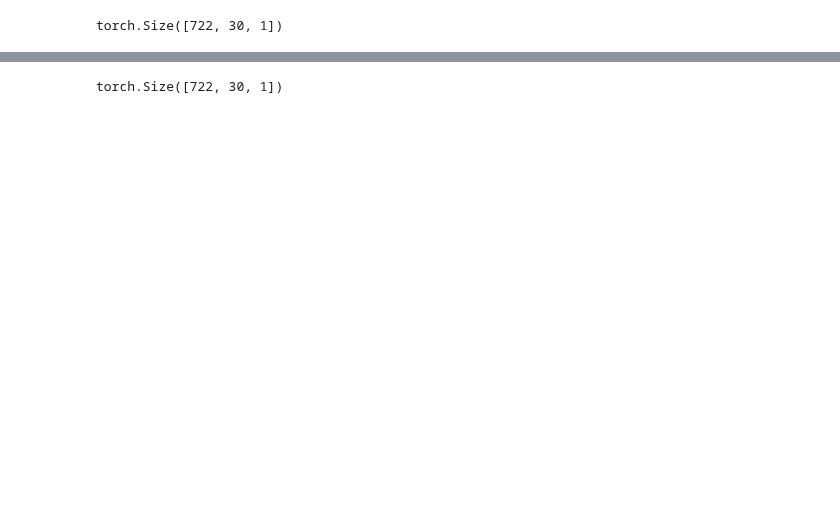
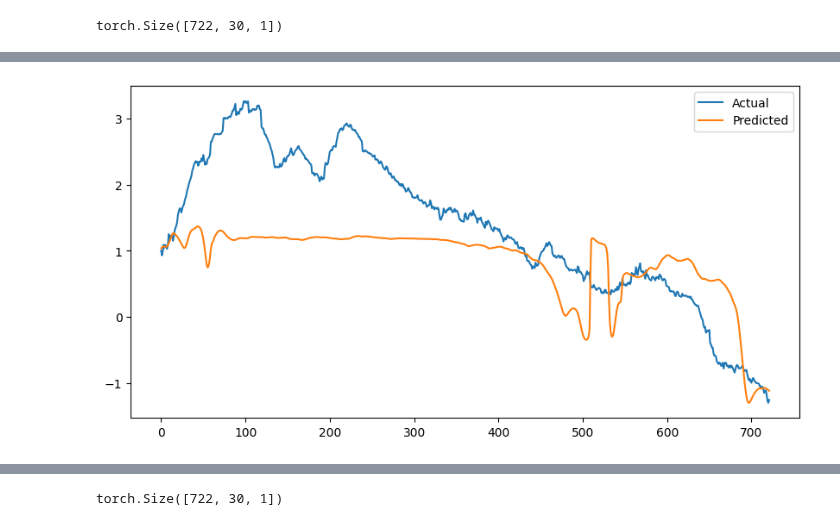
Before and after one commit to rzv09/smores_proj, a Jupyter notebook: src/many_to_many_lstm.ipynb, the cells around one changed output, grey strips where cells are left out. Saved outputs shown, nothing was run; the diff lists cells and outputs as text; code cells hidden in the pictures; blank space fills up the shorter version.

```diff
--- a/src/many_to_many_lstm.ipynb
+++ b/src/many_to_many_lstm.ipynb
@@ -534,0 +547,13 @@ plt.savefig('model123_avg_fl')
+# %%
+model3.eval()
+with torch.no_grad():
+    y_pred_test = model3(test_tensor_seq4)
+
+# Plot test predictions
+plt.figure(figsize=(10, 5))
+plt.plot(test_tensor_labels4[:, 1,:].cpu().numpy(), label="Actual")
+plt.plot(y_pred_test[:, 1, :].cpu().numpy(), label="Predicted")
+plt.legend()
+plt.savefig('model123_avg_fl')
+# %% [output]
+[figure, added]
```
Also changed, not shown: parts of 16 cells of this notebook, 4 other files.
